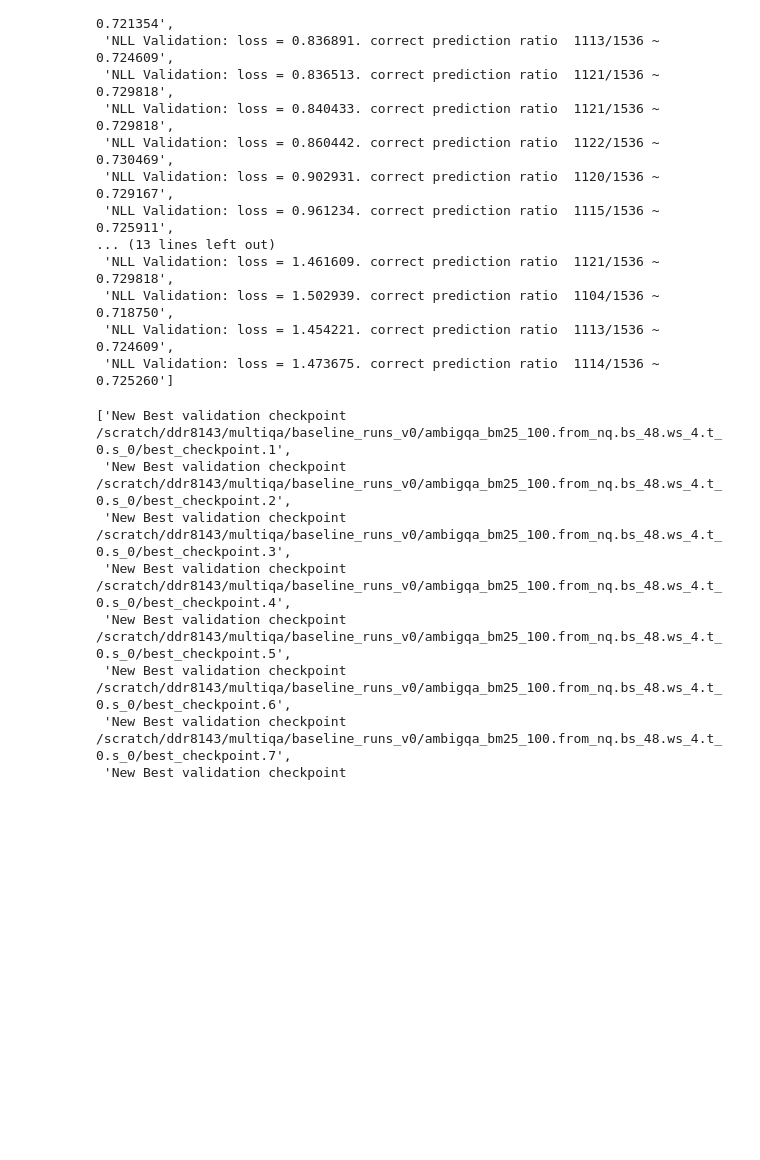
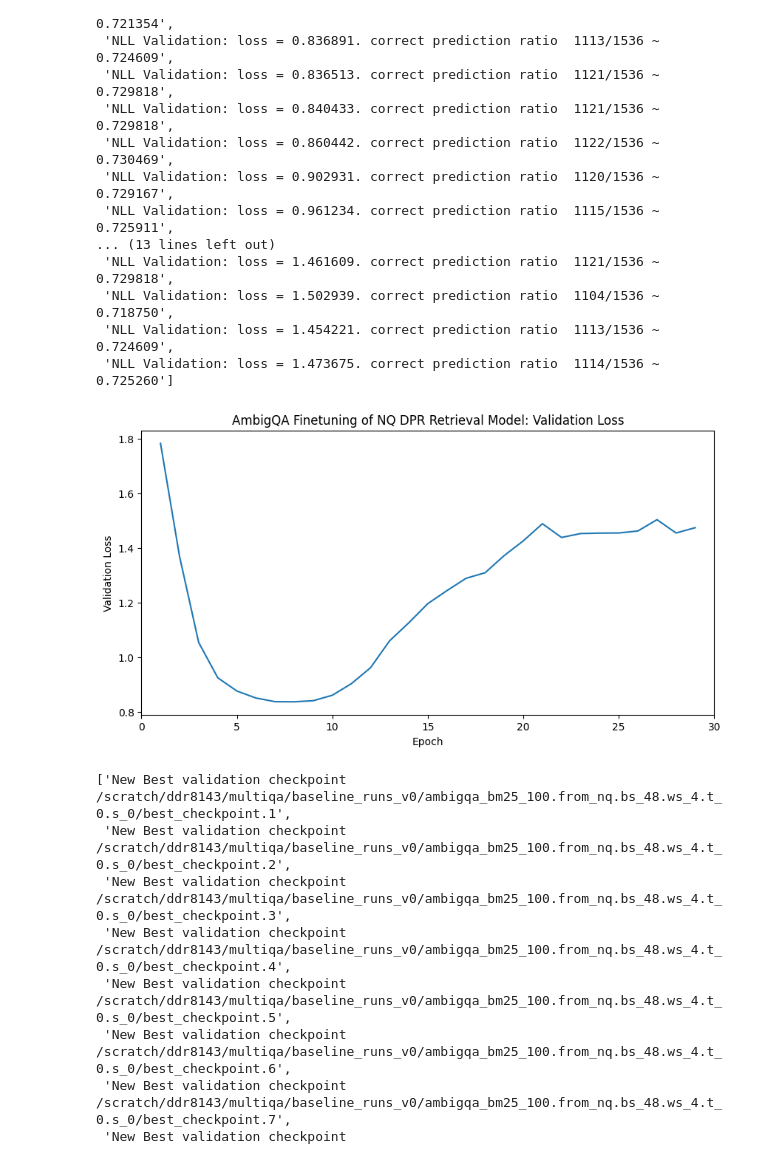
Before and after one commit to drothermel/multiqa_utils, a Jupyter notebook: notebooks/eval_retriever.ipynb, the cells around one changed output. Saved outputs shown, nothing was run; the diff lists cells and outputs as text; code cells hidden in the pictures; blank space fills up the shorter version.

```diff
--- a/notebooks/eval_retriever.ipynb
+++ b/notebooks/eval_retriever.ipynb
@@ -50,3 +50,26 @@ useful_lines['nll_validation']
  'NLL Validation: loss = 1.502939. correct prediction ratio  1104/1536 ~  0.718750',
  'NLL Validation: loss = 1.454221. correct prediction ratio  1113/1536 ~  0.724609',
  'NLL Validation: loss = 1.473675. correct prediction ratio  1114/1536 ~  0.725260']
+# %%
+#y = [float(l.split(" ")[-1]) for l in useful_lines["nll_validation"]]
+y = [float(l.split("loss = ")[-1].split(". ")[0]) for l in useful_lines["nll_validation"]]
+x = [i + 1 for i in range(len(y))]
+# %%
+fig = plt.figure(figsize=(10,5))
+#i = -1
+#for k, v in data.items():
+#    plt.bar(X_axis + (i * 0.2) , v, 0.2, label = k)
+#    i += 1
+#plt.bar(X_axis + 0.2, Zboys, 0.4, label = 'Boys')
+plt.plot(x, y)
+
+#plt.xticks(X_axis, ["%Ans@3", "%Ans@10", "%Ans@100"])
+plt.xlabel("Epoch")
+#plt.ylim([0, 100])
+plt.xlim([0, 30])
+plt.ylabel("Validation Loss")
+plt.title("AmbigQA Finetuning of NQ DPR Retrieval Model: Validation Loss")
+#plt.legend()
+plt.show()
+# %% [output]
+[figure, added]
```
Also changed, not shown: parts of 42 cells of this notebook, 6 other files.
